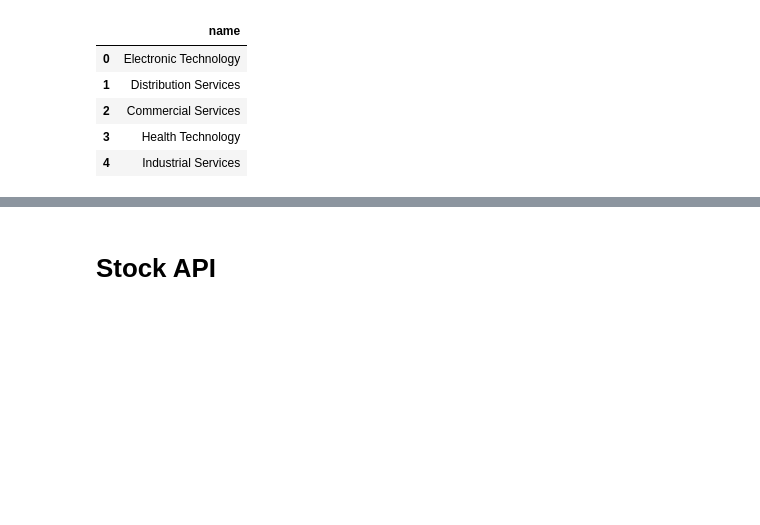
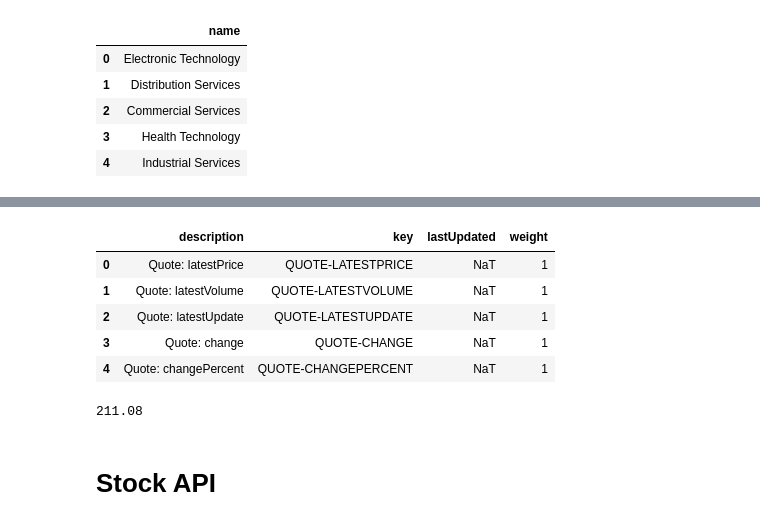
Before and after one commit to tkp-archive/pyEX, a Jupyter notebook: all.ipynb, the cells around one changed output, grey strips where cells are left out. Saved outputs shown, nothing was run; the diff lists cells and outputs as text; code cells hidden in the pictures; blank space fills up the shorter version.

```diff
--- a/all.ipynb
+++ b/all.ipynb
@@ -295,3 +333,16 @@ c.tagsDF().head()
+# %%
+c.pointsDF('aapl').head()
+# %% [output]
+|  | description | key | lastUpdated | weight |
+| 0 | Quote: latestPrice | QUOTE-LATESTPRICE | NaT | 1 |
+| 1 | Quote: latestVolume | QUOTE-LATESTVOLUME | NaT | 1 |
+| 2 | Quote: latestUpdate | QUOTE-LATESTUPDATE | NaT | 1 |
+| 3 | Quote: change | QUOTE-CHANGE | NaT | 1 |
+| 4 | Quote: changePercent | QUOTE-CHANGEPERCENT | NaT | 1 |
+# %%
+c.points('aapl', 'QUOTE-LATESTPRICE')
+# %% [output]
+211.08
 # %% [markdown]
 # Stock API
 # %%
```
Also changed, not shown: parts of 4 cells of this notebook, 5 other files.
